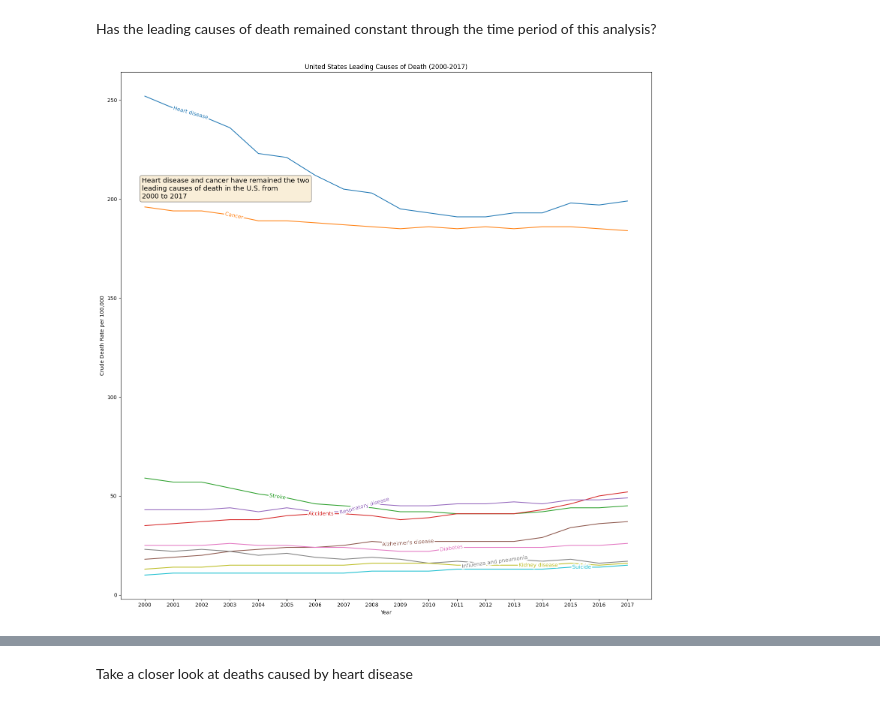
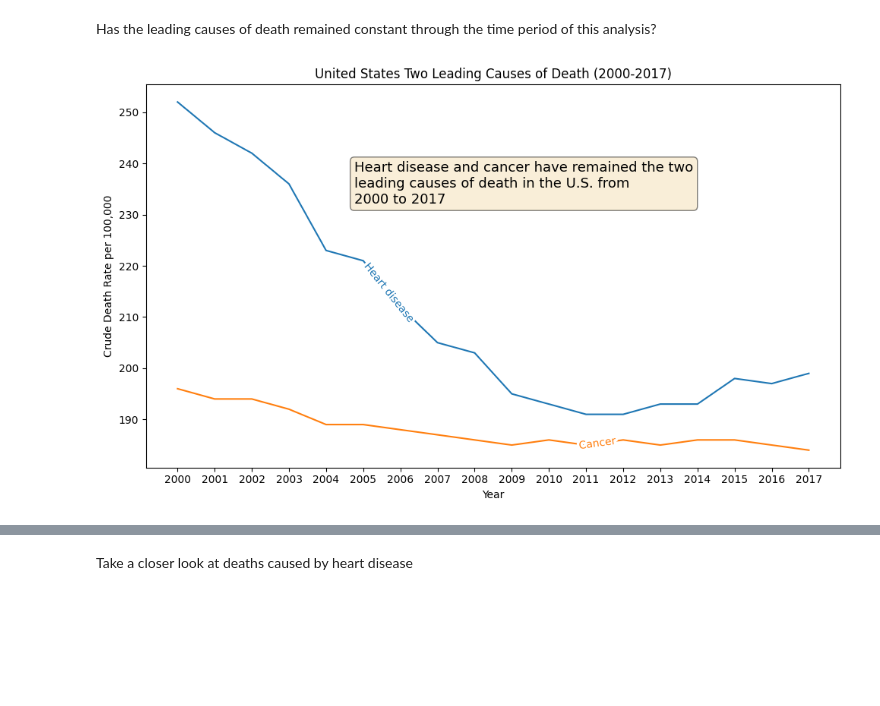
Before and after one commit to wwwinters/MSDS-670-Final-Project, a Jupyter notebook: src/WileyWinters_finalProject.ipynb, the cells around one changed output, grey strips where cells are left out. Cells and saved outputs as stored; diff of their text form; code cells hidden in the pictures; blank space fills up the shorter version.

```diff
--- a/src/WileyWinters_finalProject.ipynb
+++ b/src/WileyWinters_finalProject.ipynb
@@ -263,30 +264,31 @@ Has the leading causes of death remained constant through the time period of thi
 # %%
 # Create filters
 usa = all_df[all_df.state == 'United States']
-causes = ['Heart disease', 'Cancer', 'Stroke', 'Accidents', 'Respiratory disease',
-          'Alzheimer\'s disease', 'Diabetes', 'Influenza and pneumonia',
-          'Kidney disease', 'Suicide']
+causes = ['Stroke', 'Accidents', 'Respiratory disease', 'Alzheimer\'s disease',
+          'Diabetes', 'Influenza and pneumonia', 'Kidney disease', 'Suicide']
+t_causes = ['Heart disease', 'Cancer']
 
-# Configure plot
-fig, ax = plt.subplots(figsize=(15,15))
+# Configure two plotting environments
+fig, ax = plt.subplots(figsize=(10,6))
 ax.set(xlabel='Year', ylabel='Crude Death Rate per 100,000',
-       title='United States Leading Causes of Death (2000-2017)')
+       title='United States Two Leading Causes of Death (2000-2017)')
 ax.xaxis.set_ticks(np.arange(2000, 2018, 1))
 props = dict(boxstyle='round', facecolor='wheat', alpha=0.5)
 text1 = '\n'.join(('Heart disease and cancer have remained the two',
                    'leading causes of death in the U.S. from',
                    '2000 to 2017'))
 
-# Loop through the causes and create group to be plotted
-for cause in causes:
-    name = usa[usa.cause_name == cause].groupby('year').agg({'crude_deaths': 'max'}). \
-           reset_index()
-    p = sns.lineplot(data=name, x='year', y='crude_deaths', ci=None, label=cause)
-ax.text(0.04, 0.8, text1, transform=ax.transAxes, fontsize=13,
+# Plot top two causes
+for t_cause in t_causes:
+    t_name = usa[usa.cause_name == t_cause].groupby('year'). \
+                 agg({'crude_deaths': 'mean'}).reset_index()
+    p = sns.lineplot(data=t_name, x='year', y='crude_deaths', ci=None,
+                     label=t_cause)
+ax.text(0.3, 0.8, text1, transform=ax.transAxes, fontsize=13,
         verticalalignment='top', bbox=props)
 ax.get_legend().remove()
 labelLines(ax.get_lines())
 plt.show()
-fig.savefig('../images/usLeadingCauseLine.png', bbox_inches='tight', dpi=300)
+fig.savefig('../images/usTwoLeadingCausesLine.png', bbox_inches='tight', dpi=300)
 # %% [output]
-[figure, old version]
+[figure, new version]
```
Also changed, not shown: parts of 6 cells of this notebook, 17 other files.
